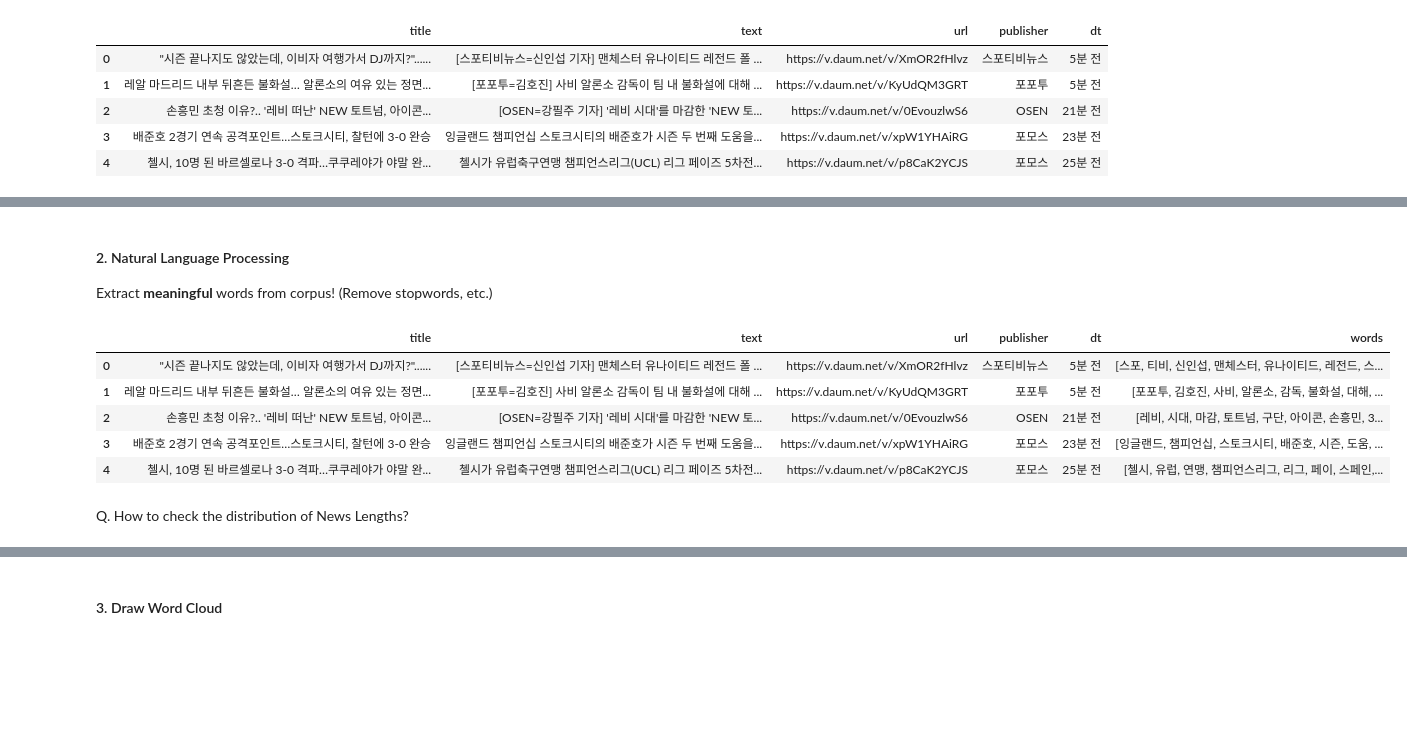
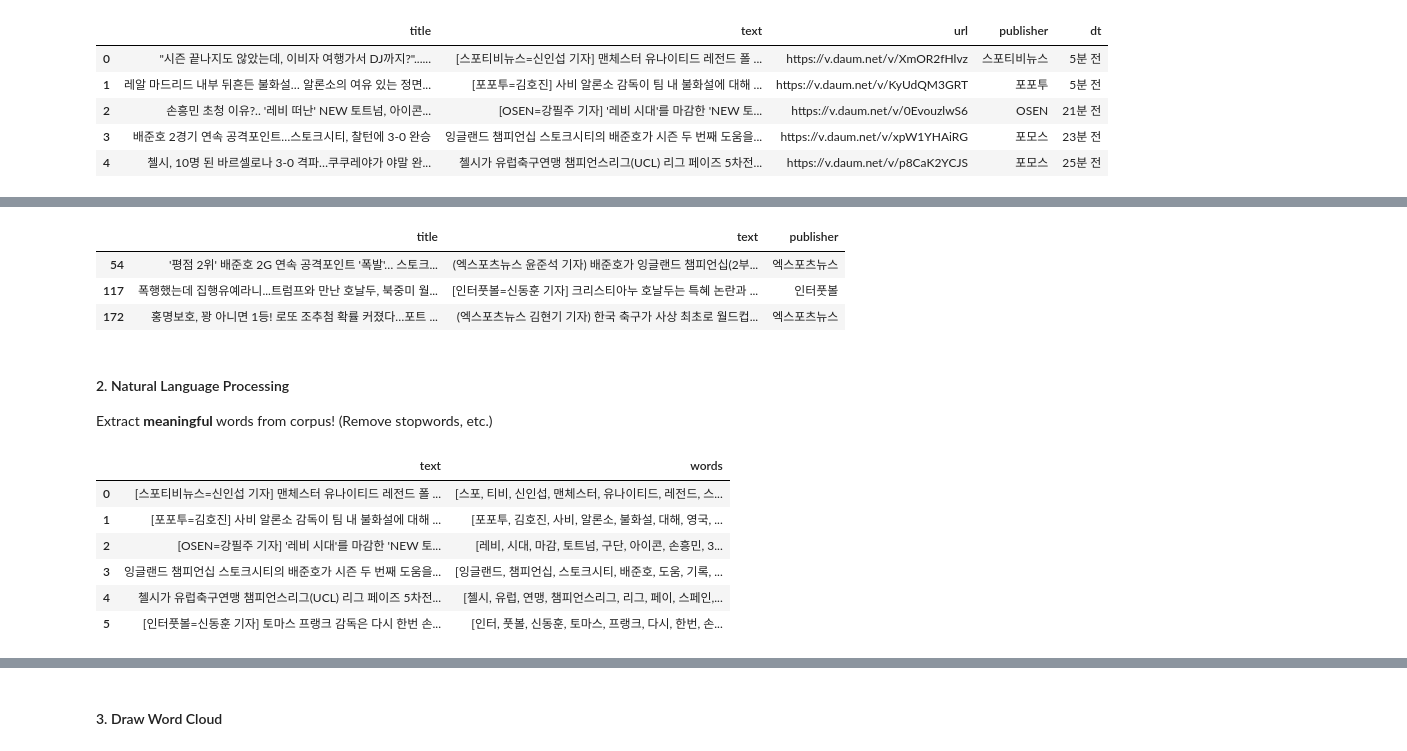
Before and after one commit to ejklike/python-tutorial, a Jupyter notebook: 06_web_scraping/03-data-exploration.ipynb, the cells around one changed output, grey strips where cells are left out. Cells and saved outputs as stored; diff of their text form; code cells hidden in the pictures; blank space fills up the shorter version.

```diff
--- a/06_web_scraping/03-data-exploration.ipynb
+++ b/06_web_scraping/03-data-exploration.ipynb
@@ -16,0 +57,4 @@ df.head()
+# %%
+# Get text lengths
+df['len'] = df['text'].apply(lambda x: len(x))
+df.head()
@@ -17,11 +92,17 @@ df.head()
+# %%
+# Filter and show articles with text length greater than 2500 characters
+df.loc[df['len'] > 2500, ['title', 'text', 'publisher']]
+# %% [output]
+|  | title | text | publisher |
+| 54 | '평점 2위' 배준호 2G 연속 공격포인트 '폭발'… 스토크... | (엑스포츠뉴스 윤준석 기자) 배준호가 잉글랜드 챔피언십(2부... | 엑스포츠뉴스 |
+| 117 | 폭행했는데 집행유예라니...트럼프와 만난 호날두, 북중미 월... | [인터풋볼=신동훈 기자] 크리스티아누 호날두는 특혜 논란과 ... | 인터풋볼 |
+| 172 | 홍명보호, 꽝 아니면 1등! 로또 조추첨 확률 커졌다…포트 ... | (엑스포츠뉴스 김현기 기자) 한국 축구가 사상 최초로 월드컵... | 엑스포츠뉴스 |
 # %% [markdown]
 #### 2. Natural Language Processing
 Extract **meaningful** words from corpus!
 (Remove stopwords, etc.)
 # %%
 from konlpy.tag import Okt
-
-okt = Okt()
 
 def get_words_ko(okt, text, stopwords=None):
     tagged = okt.pos(text,
@@ -34,3 +115,9 @@ def get_words_ko(okt, text, stopwords=None):
         filtered = [w for w in filtered if w not in stopwords]
 
     return filtered
+
+
+
+okt = Okt()
+stopwords = ['제보', '카톡', '뉴스', '배포', '금지', '스포츠', '축구', '기자', '26일', '경기', '지난', '이번', '시즌', '감독', '선수', ]
+df['words'] = df['text'].apply(lambda x: get_words_ko(okt, x, stopwords=stopwords))
@@ -41,12 +124,12 @@ df['words'] = df['text'].apply(lambda x: get_words_ko(okt, x, stopwords=stopword
 # %%
-df.head()
+# Show the first 5 rows of text and extracted words
+df.loc[:5, ['text', 'words']]
 # %% [output]
-|  | title | text | url | publisher | dt | words |
-| 0 | "시즌 끝나지도 않았는데, 이비자 여행가서 DJ까지?"...... | [스포티비뉴스=신인섭 기자] 맨체스터 유나이티드 레전드 폴 ... | https://v.daum.net/v/XmOR2fHlvz | 스포티비뉴스 | 5분 전 | [스포, 티비, 신인섭, 맨체스터, 유나이티드, 레전드, 스... |
-| 1 | 레알 마드리드 내부 뒤흔든 불화설… 알론소의 여유 있는 정면... | [포포투=김호진] 사비 알론소 감독이 팀 내 불화설에 대해 ... | https://v.daum.net/v/KyUdQM3GRT | 포포투 | 5분 전 | [포포투, 김호진, 사비, 알론소, 감독, 불화설, 대해, ... |
-| 2 | 손흥민 초청 이유?.. '레비 떠난' NEW 토트넘, 아이콘... | [OSEN=강필주 기자] '레비 시대'를 마감한 'NEW 토... | https://v.daum.net/v/0EvouzlwS6 | OSEN | 21분 전 | [레비, 시대, 마감, 토트넘, 구단, 아이콘, 손흥민, 3... |
-| 3 | 배준호 2경기 연속 공격포인트…스토크시티, 찰턴에 3-0 완승 | 잉글랜드 챔피언십 스토크시티의 배준호가 시즌 두 번째 도움을... | https://v.daum.net/v/xpW1YHAiRG | 포모스 | 23분 전 | [잉글랜드, 챔피언십, 스토크시티, 배준호, 시즌, 도움, ... |
-| 4 | 첼시, 10명 된 바르셀로나 3-0 격파…쿠쿠레야가 야말 완... | 첼시가 유럽축구연맹 챔피언스리그(UCL) 리그 페이즈 5차전... | https://v.daum.net/v/p8CaK2YCJS | 포모스 | 25분 전 | [첼시, 유럽, 연맹, 챔피언스리그, 리그, 페이, 스페인,... |
+|  | text | words |
+| 0 | [스포티비뉴스=신인섭 기자] 맨체스터 유나이티드 레전드 폴 ... | [스포, 티비, 신인섭, 맨체스터, 유나이티드, 레전드, 스... |
+| 1 | [포포투=김호진] 사비 알론소 감독이 팀 내 불화설에 대해 ... | [포포투, 김호진, 사비, 알론소, 불화설, 대해, 영국, ... |
+| 2 | [OSEN=강필주 기자] '레비 시대'를 마감한 'NEW 토... | [레비, 시대, 마감, 토트넘, 구단, 아이콘, 손흥민, 3... |
+| 3 | 잉글랜드 챔피언십 스토크시티의 배준호가 시즌 두 번째 도움을... | [잉글랜드, 챔피언십, 스토크시티, 배준호, 도움, 기록, ... |
+| 4 | 첼시가 유럽축구연맹 챔피언스리그(UCL) 리그 페이즈 5차전... | [첼시, 유럽, 연맹, 챔피언스리그, 리그, 페이, 스페인,... |
+| 5 | [인터풋볼=신동훈 기자] 토마스 프랭크 감독은 다시 한번 손... | [인터, 풋볼, 신동훈, 토마스, 프랭크, 다시, 한번, 손... |
-# %% [markdown]
-Q. How to check the distribution of News Lengths?
 # %%
```
Also changed, not shown: parts of 19 cells of this notebook.
